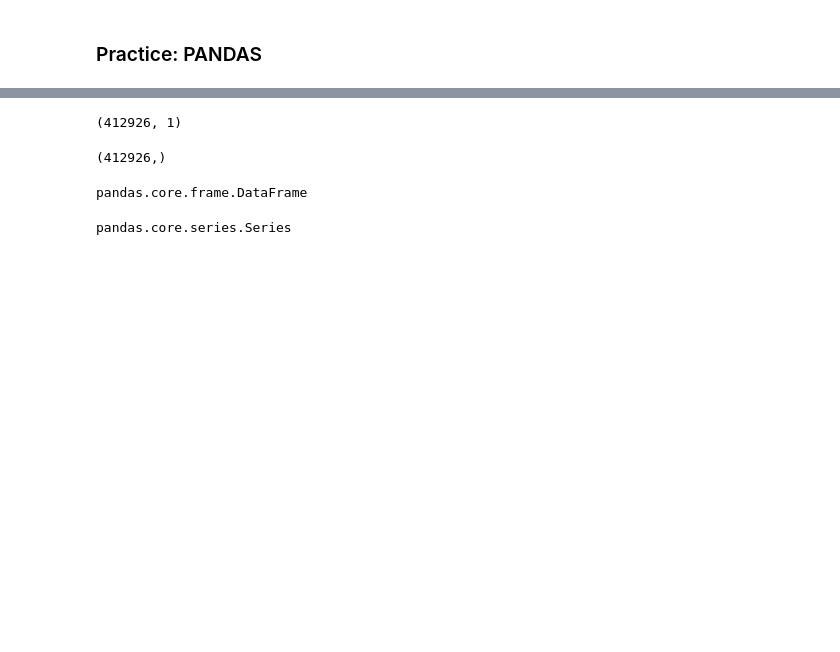
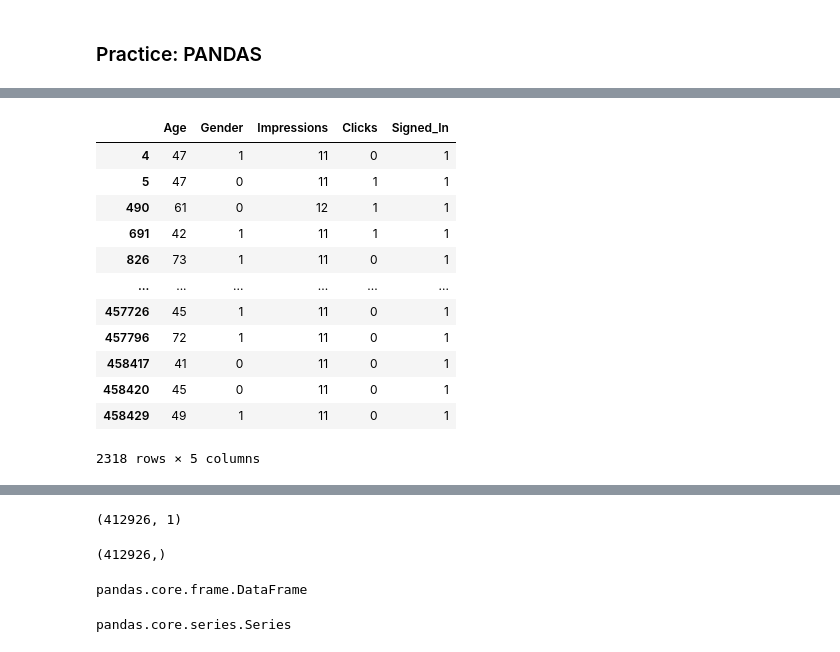
Before and after one commit to cyruschansk/DS_HK_10, a Jupyter notebook: notebooks/03 - Machine Learning.ipynb, the cells around one changed output, grey strips where cells are left out. Saved outputs shown, nothing was run; the diff lists cells and outputs as text; code cells hidden in the pictures; blank space fills up the shorter version.

```diff
--- a/notebooks/03 - Machine Learning.ipynb
+++ b/notebooks/03 - Machine Learning.ipynb
@@ -883,0 +1068,16 @@ df = pd.read_csv('../data/nytimes.csv')
+# %%
+df[(df.Age > 40) & (df.Impressions > 10)]
+# %% [output]
+|  | Age | Gender | Impressions | Clicks | Signed_In |
+| 4 | 47 | 1 | 11 | 0 | 1 |
+| 5 | 47 | 0 | 11 | 1 | 1 |
+| 490 | 61 | 0 | 12 | 1 | 1 |
+| 691 | 42 | 1 | 11 | 1 | 1 |
+| 826 | 73 | 1 | 11 | 0 | 1 |
+| ... | ... | ... | ... | ... | ... |
+| 457726 | 45 | 1 | 11 | 0 | 1 |
+| 457796 | 72 | 1 | 11 | 0 | 1 |
+| 458417 | 41 | 0 | 11 | 0 | 1 |
+| 458420 | 45 | 0 | 11 | 0 | 1 |
+| 458429 | 49 | 1 | 11 | 0 | 1 |
+2318 rows × 5 columns
```
Also changed, not shown: parts of 44 cells of this notebook, 5 other files.
